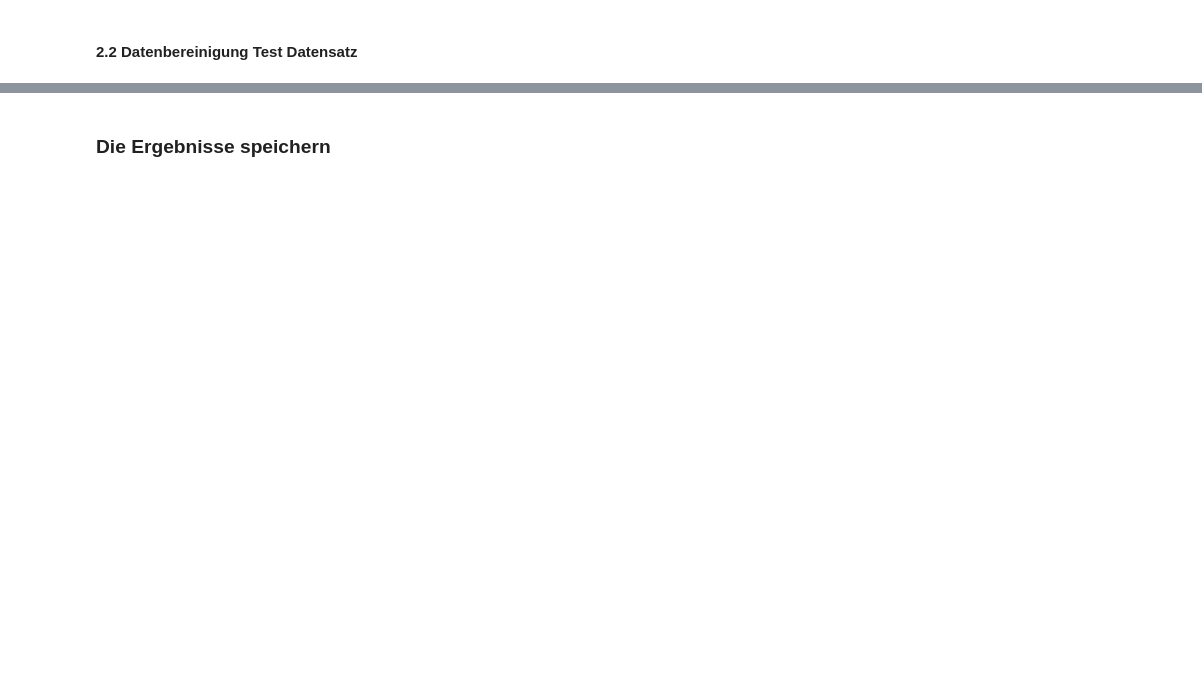
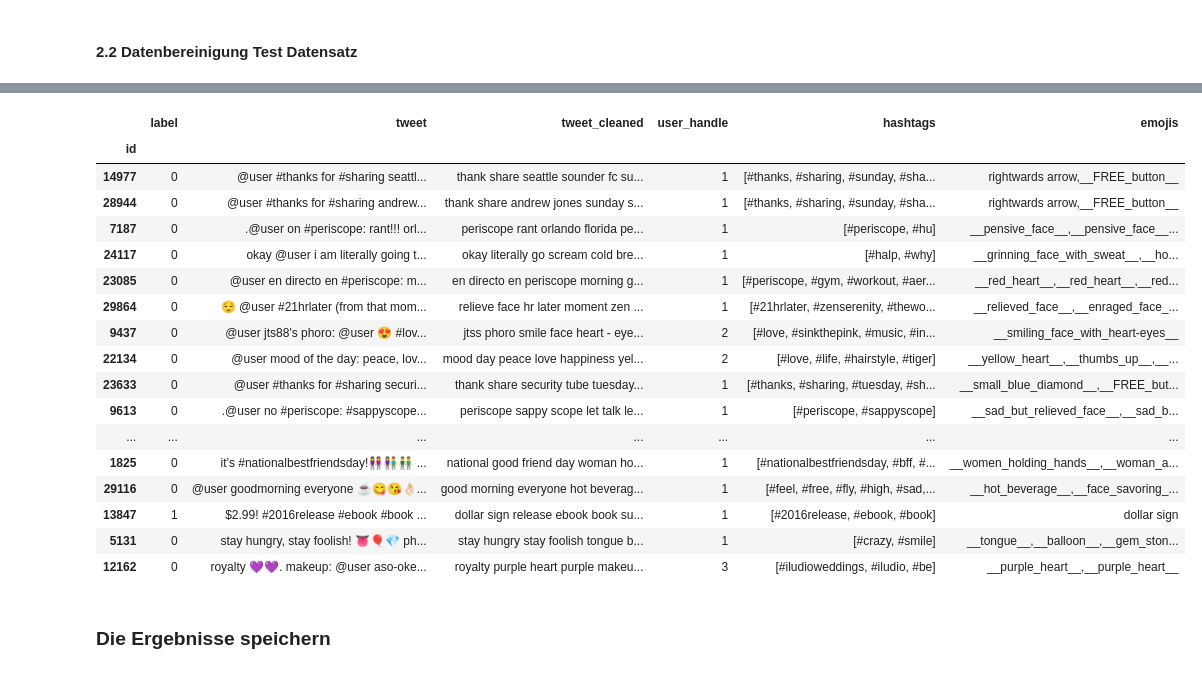
Before and after one commit to netGed/WebScience24, a Jupyter notebook: src/1. Explorative Analysis & Preprocessing/team/1_1_clean_data.ipynb, the cells around one changed output, grey strips where cells are left out. Saved outputs shown, nothing was run; the diff lists cells and outputs as text; code cells hidden in the pictures; blank space fills up the shorter version.

```diff
--- a/src/1. Explorative Analysis & Preprocessing/team/1_1_clean_data.ipynb
+++ b/src/1. Explorative Analysis & Preprocessing/team/1_1_clean_data.ipynb
@@ -263,5 +300,35 @@ Cleaning Step 17/19: remove_least_frequent_words
 Cleaning Step 19/19: remove_nans
 All Cleaning done
+# %%
+df_cleaned_check = df_cleaned[df_cleaned['tweet'].str.contains(":", regex=False)]
+
+df_cleaned_check = df_cleaned_check[df_cleaned_check['user_handle']>= 1]
+df_cleaned_check = df_cleaned_check[df_cleaned_check['hashtags'].apply(len) > 1]
+
+
+df_cleaned_check = df_cleaned_check[df_cleaned_check['emojis'].apply(lambda x: len(x) > 0)]
+
+
+df_cleaned_check.head(50)
+# %% [output]
+|  | label | tweet | tweet_cleaned | user_handle | hashtags | emojis |
+| id |  |  |  |  |  |  |
+| 14977 | 0 | @user #thanks for #sharing seattl... | thank share seattle sounder fc su... | 1 | [#thanks, #sharing, #sunday, #sha... | rightwards arrow,__FREE_button__ |
+| 28944 | 0 | @user #thanks for #sharing andrew... | thank share andrew jones sunday s... | 1 | [#thanks, #sharing, #sunday, #sha... | rightwards arrow,__FREE_button__ |
+| 7187 | 0 | .@user on #periscope: rant!!! orl... | periscope rant orlando florida pe... | 1 | [#periscope, #hu] | __pensive_face__,__pensive_face__... |
+| 24117 | 0 | okay @user i am literally going t... | okay literally go scream cold bre... | 1 | [#halp, #why] | __grinning_face_with_sweat__,__ho... |
+| 23085 | 0 | @user en directo en #periscope: m... | en directo en periscope morning g... | 1 | [#periscope, #gym, #workout, #aer... | __red_heart__,__red_heart__,__red... |
+| 29864 | 0 | 😌 @user #21hrlater (from that mom... | relieve face hr later moment zen ... | 1 | [#21hrlater, #zenserenity, #thewo... | __relieved_face__,__enraged_face_... |
+| 9437 | 0 | @user jts88's phoro: @user 😍 #lov... | jtss phoro smile face heart - eye... | 2 | [#love, #sinkthepink, #music, #in... | __smiling_face_with_heart-eyes__ |
+| 22134 | 0 | @user mood of the day: peace, lov... | mood day peace love happiness yel... | 2 | [#love, #life, #hairstyle, #tiger] | __yellow_heart__,__thumbs_up__,__... |
+| 23633 | 0 | @user #thanks for #sharing securi... | thank share security tube tuesday... | 1 | [#thanks, #sharing, #tuesday, #sh... | __small_blue_diamond__,__FREE_but... |
+| 9613 | 0 | .@user no #periscope: #sappyscope... | periscope sappy scope let talk le... | 1 | [#periscope, #sappyscope] | __sad_but_relieved_face__,__sad_b... |
+| ... | ... | ... | ... | ... | ... | ... |
+| 1825 | 0 | it’s #nationalbestfriendsday!👭👫👬 ... | national good friend day woman ho... | 1 | [#nationalbestfriendsday, #bff, #... | __women_holding_hands__,__woman_a... |
+| 29116 | 0 | @user goodmorning everyone ☕️😋😘👌🏻... | good morning everyone hot beverag... | 1 | [#feel, #free, #fly, #high, #sad,... | __hot_beverage__,__face_savoring_... |
+| 13847 | 1 | $2.99! #2016release #ebook #book ... | dollar sign release ebook book su... | 1 | [#2016release, #ebook, #book] | dollar sign |
+| 5131 | 0 | stay hungry, stay foolish! 👅🎈💎 ph... | stay hungry stay foolish tongue b... | 1 | [#crazy, #smile] | __tongue__,__balloon__,__gem_ston... |
+| 12162 | 0 | royalty 💜💜. makeup: @user aso-oke... | royalty purple heart purple makeu... | 3 | [#iludioweddings, #iludio, #be] | __purple_heart__,__purple_heart__ |
 # %% [markdown]
 ### Die Ergebnisse speichern
 # %%
```
Also changed, not shown: parts of 8 cells of this notebook, 11 other files.
